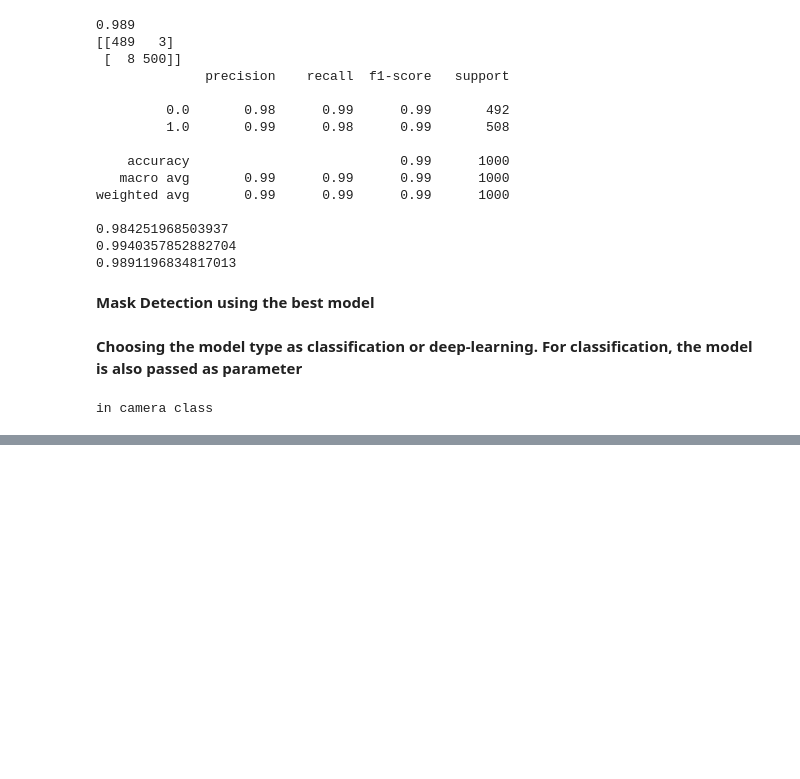
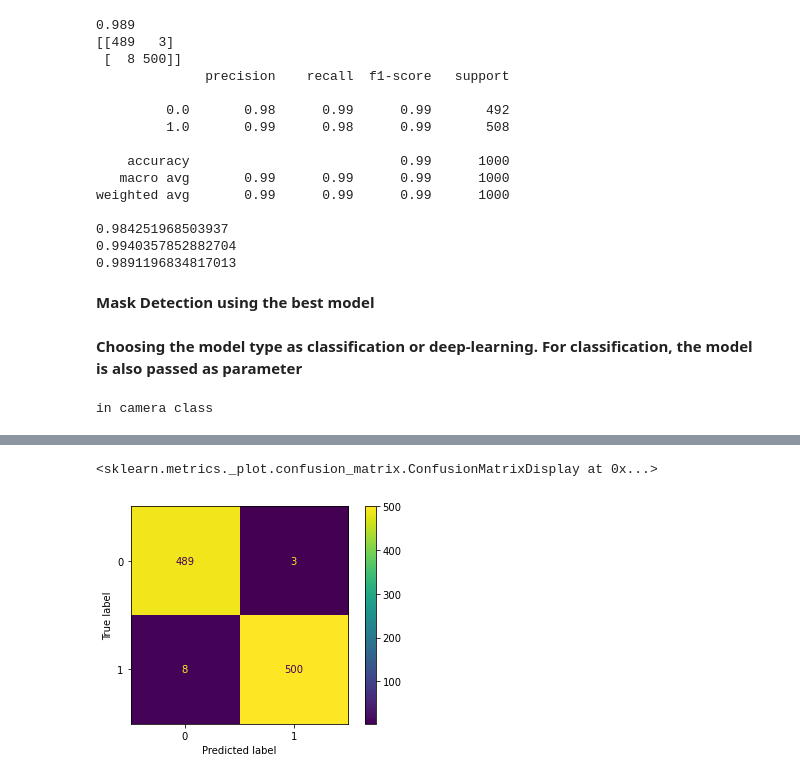
Before and after one commit to sohanasarah/FaceMaskDetection, a Jupyter notebook: evaulation.ipynb, the cells around one changed output, grey strips where cells are left out. Saved outputs shown, nothing was run; the diff lists cells and outputs as text; code cells hidden in the pictures; blank space fills up the shorter version.

```diff
--- a/evaulation.ipynb
+++ b/evaulation.ipynb
@@ -91,0 +138,5 @@ in camera class
+# %%
+ConfusionMatrixDisplay(knn_cm).plot()
+# %% [output]
+<sklearn.metrics._plot.confusion_matrix.ConfusionMatrixDisplay at 0x...>
+[figure, added]
```
Also changed, not shown: parts of 7 cells of this notebook.
